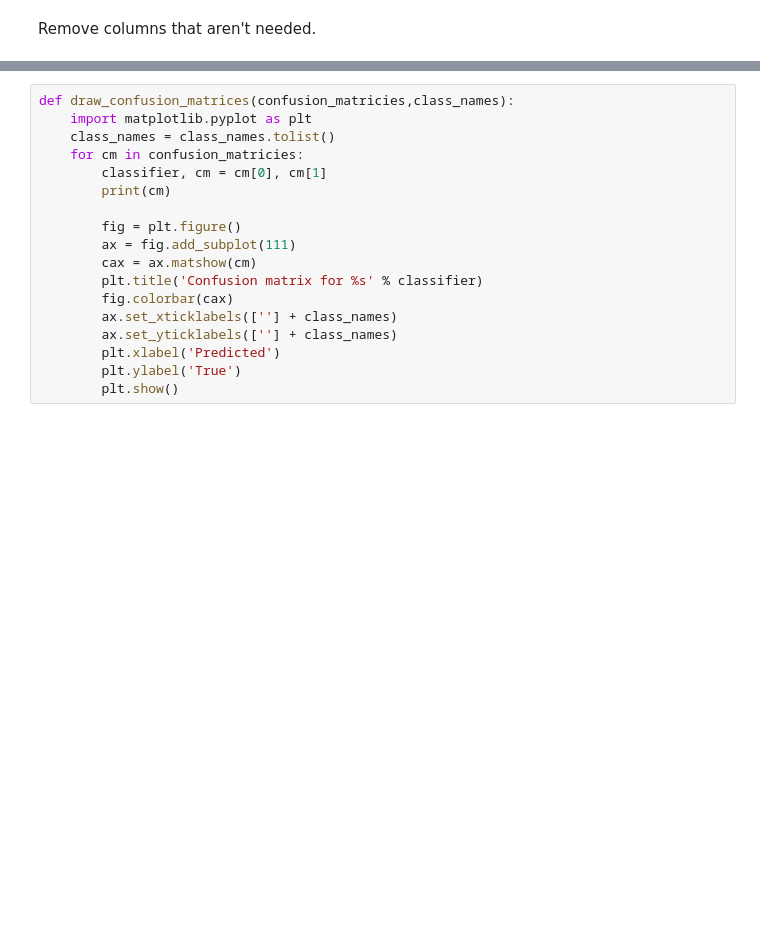
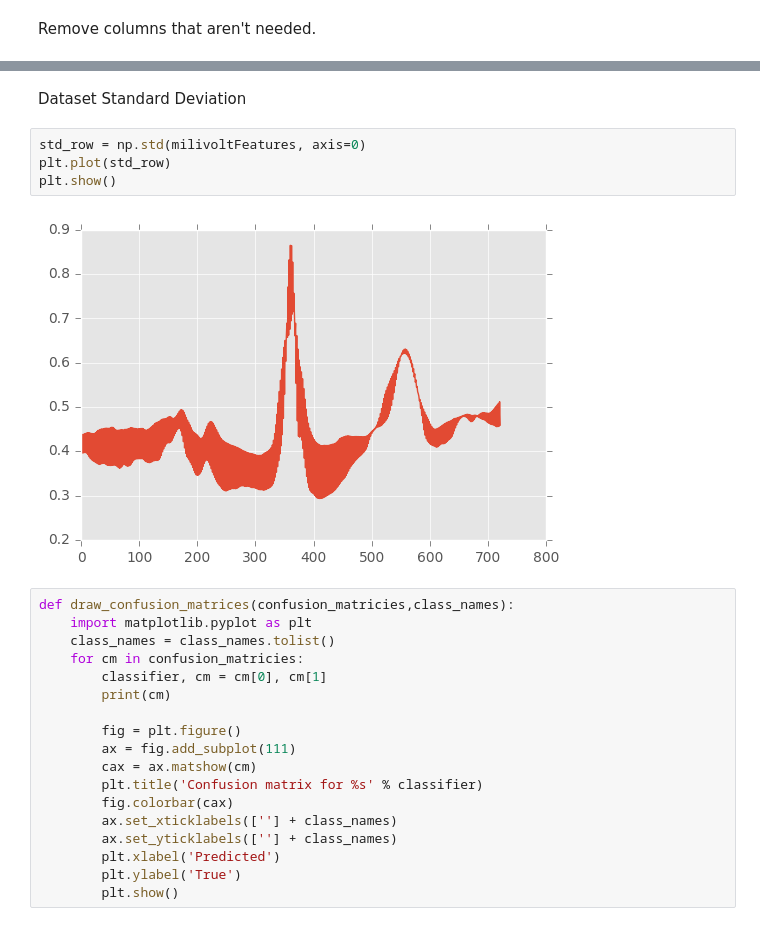
Before and after one commit to predmach/cognitive_wfdb, a Jupyter notebook: juypter/cog_wfdb-dnn.ipynb, the cells around one changed output, grey strips where cells are left out. Drawn from its saved outputs; the diff is of its cells as text; blank space fills up the shorter version.

```diff
--- a/juypter/cog_wfdb-dnn.ipynb
+++ b/juypter/cog_wfdb-dnn.ipynb
@@ -73,3 +71,11 @@ isolate_millivolt_features....
+# %% [markdown]
+Dataset Standard Deviation
+# %%
+std_row = np.std(milivoltFeatures, axis=0)
+plt.plot(std_row)
+plt.show()
+# %% [output]
+[figure, added]
 # %%
 def draw_confusion_matrices(confusion_matricies,class_names):
     import matplotlib.pyplot as plt
```
Also changed, not shown: parts of 15 cells of this notebook, 2 other files.
